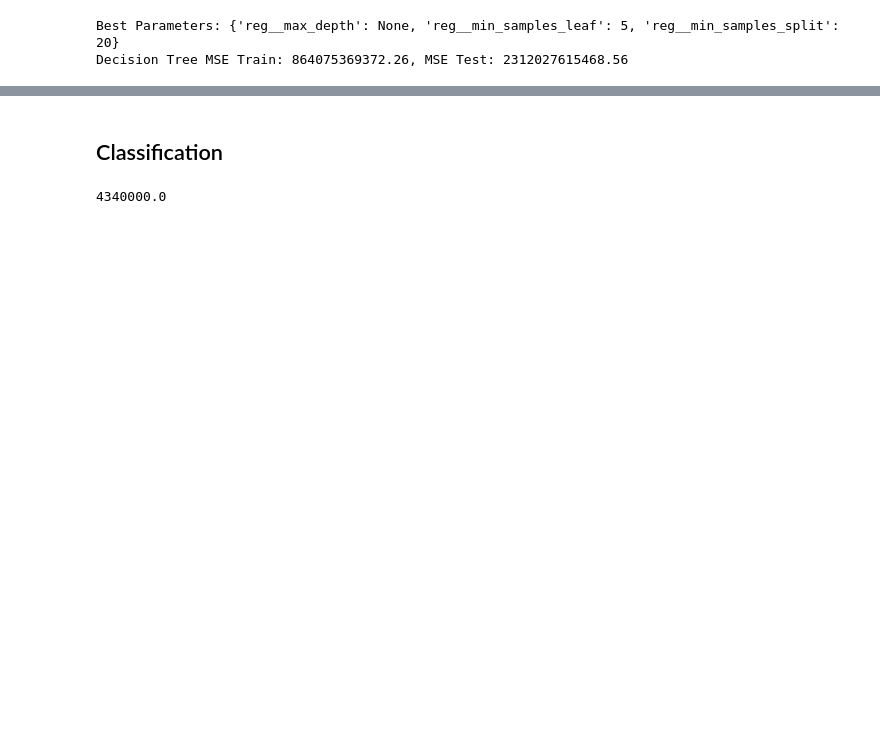
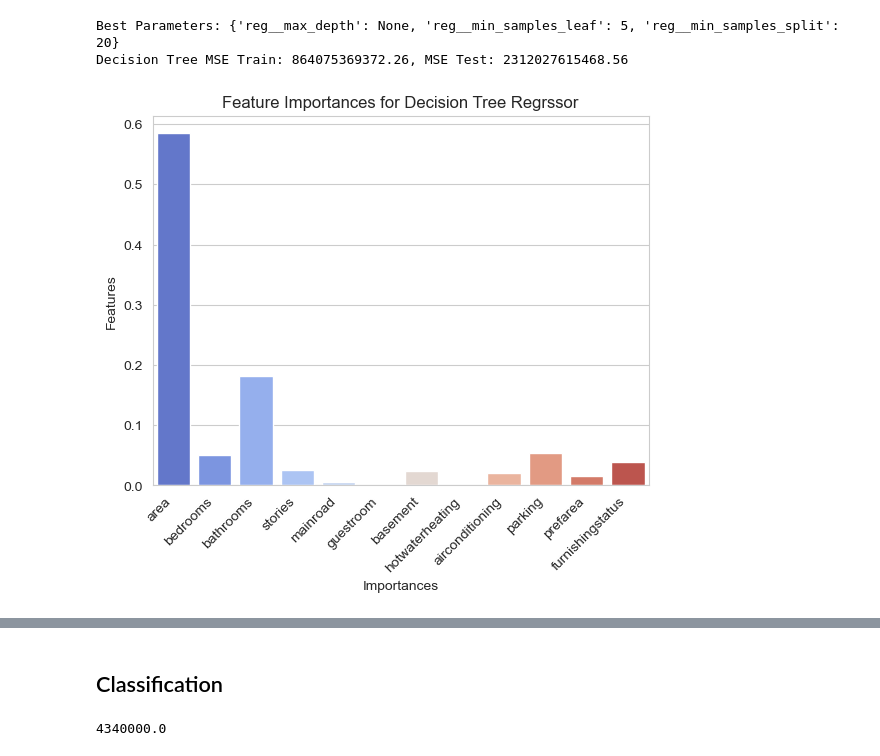
Before and after one commit to HITOfficial/data-mining, a Jupyter notebook: house-prices-prediction/housing-prices-prediction.ipynb, the cells around one changed output, grey strips where cells are left out. Saved outputs shown, nothing was run; the diff lists cells and outputs as text; code cells hidden in the pictures; blank space fills up the shorter version.

```diff
--- a/house-prices-prediction/housing-prices-prediction.ipynb
+++ b/house-prices-prediction/housing-prices-prediction.ipynb
@@ -318,6 +323,10 @@ print(f'Decision Tree MSE Train: {mse_train_tree:.2f}, MSE Test: {mse_test_tree:
 # %% [output]
 Best Parameters: {'reg__max_depth': None, 'reg__min_samples_leaf': 5, 'reg__min_samples_split': 20}
 Decision Tree MSE Train: 864075369372.26, MSE Test: 2312027615468.56
+# %%
+plot_feature_importances(feature_names, best_model_tree.named_steps['reg'].feature_importances_, 'Feature Importances for Decision Tree Regrssor')
+# %% [output]
+[figure, added]
 # %%
 plot_learning_curves_regression(best_model_lr, X_train, y_train, 'Linear Regression')
 plot_learning_curves_regression(best_model_tree, X_train, y_train, 'Decision Tree Regressor')
```
Also changed, not shown: parts of 15 cells of this notebook.
